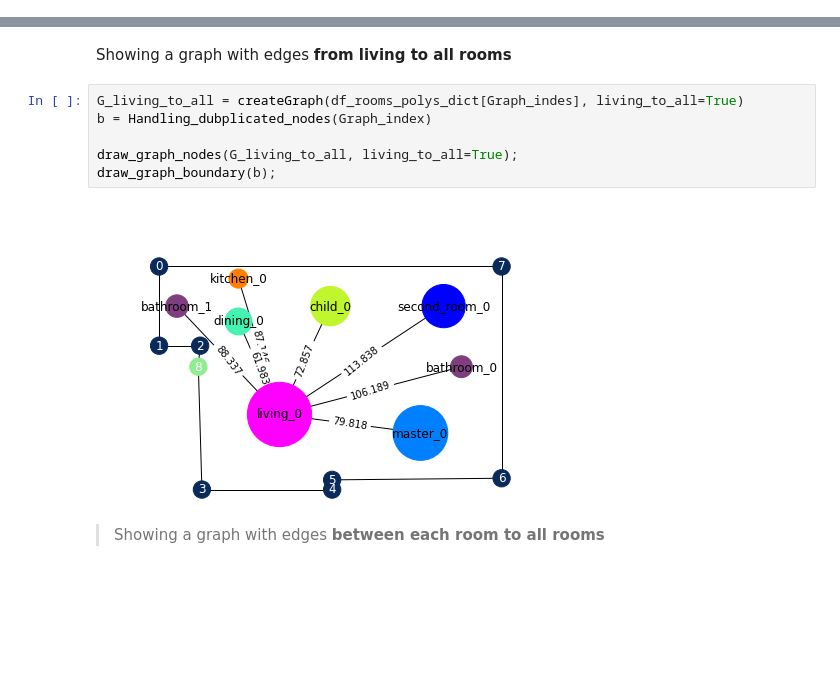
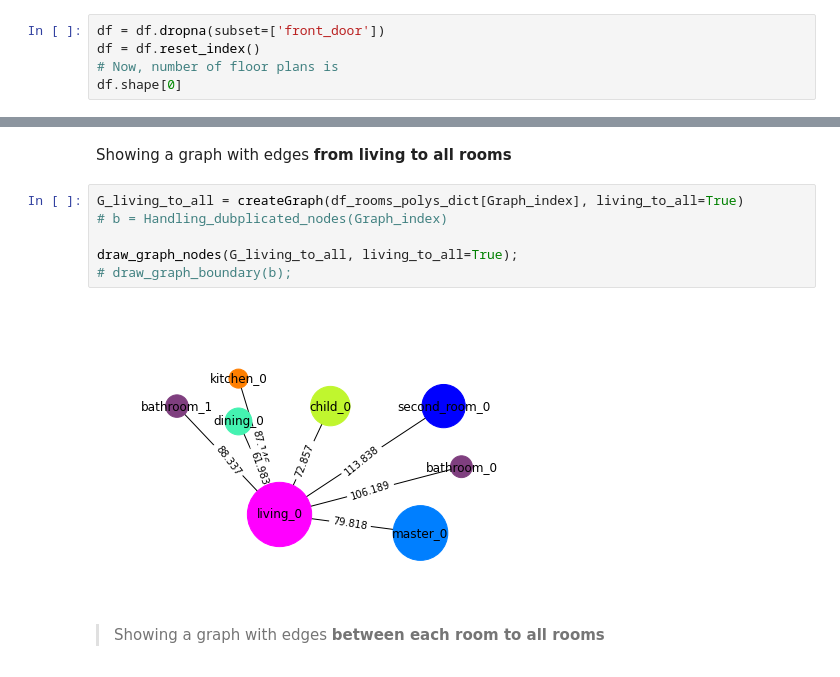
Before and after one commit to mo7amed7assan1911/Floor_Plan_Generation_using_GNNs, a Jupyter notebook: Creating_Dataset/generating-graphs.ipynb, the cells around one changed output, grey strips where cells are left out. Cells and saved outputs as stored; diff of their text form; blank space fills up the shorter version.

```diff
--- a/Creating_Dataset/generating-graphs.ipynb
+++ b/Creating_Dataset/generating-graphs.ipynb
@@ -426,0 +435,5 @@ def get_plan(row, width, degree=0, flip_x=False, keep_padding=False):
+# %%
+df = df.dropna(subset=['front_door'])
+df = df.reset_index()
+# Now, number of floor plans is
+df.shape[0]
@@ -905,13 +801,13 @@ draw_graph_boundary(b);
 # %% [markdown]
 Showing a graph with edges **from living to all rooms**
 # %%
-G_living_to_all = createGraph(df_rooms_polys_dict[Graph_indes], living_to_all=True)
-b = Handling_dubplicated_nodes(Graph_index)
+G_living_to_all = createGraph(df_rooms_polys_dict[Graph_index], living_to_all=True)
+# b = Handling_dubplicated_nodes(Graph_index)
 
 draw_graph_nodes(G_living_to_all, living_to_all=True);
-draw_graph_boundary(b);
+# draw_graph_boundary(b);
 # %% [output]
-[figure, old version]
+[figure, new version]
 # %% [markdown]
 > Showing a graph with edges **between each room to all rooms**
 # %%
```
Also changed, not shown: parts of 14 cells of this notebook.
